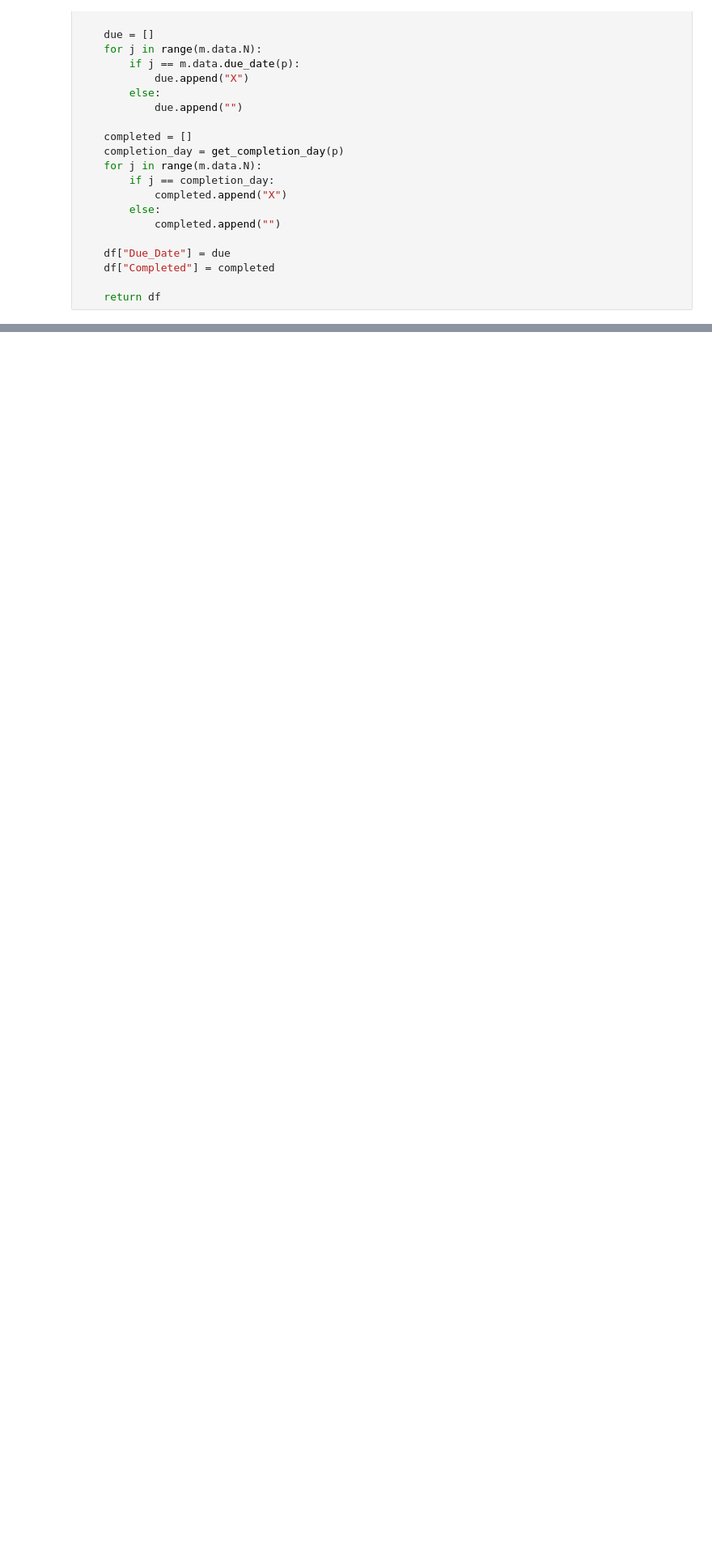
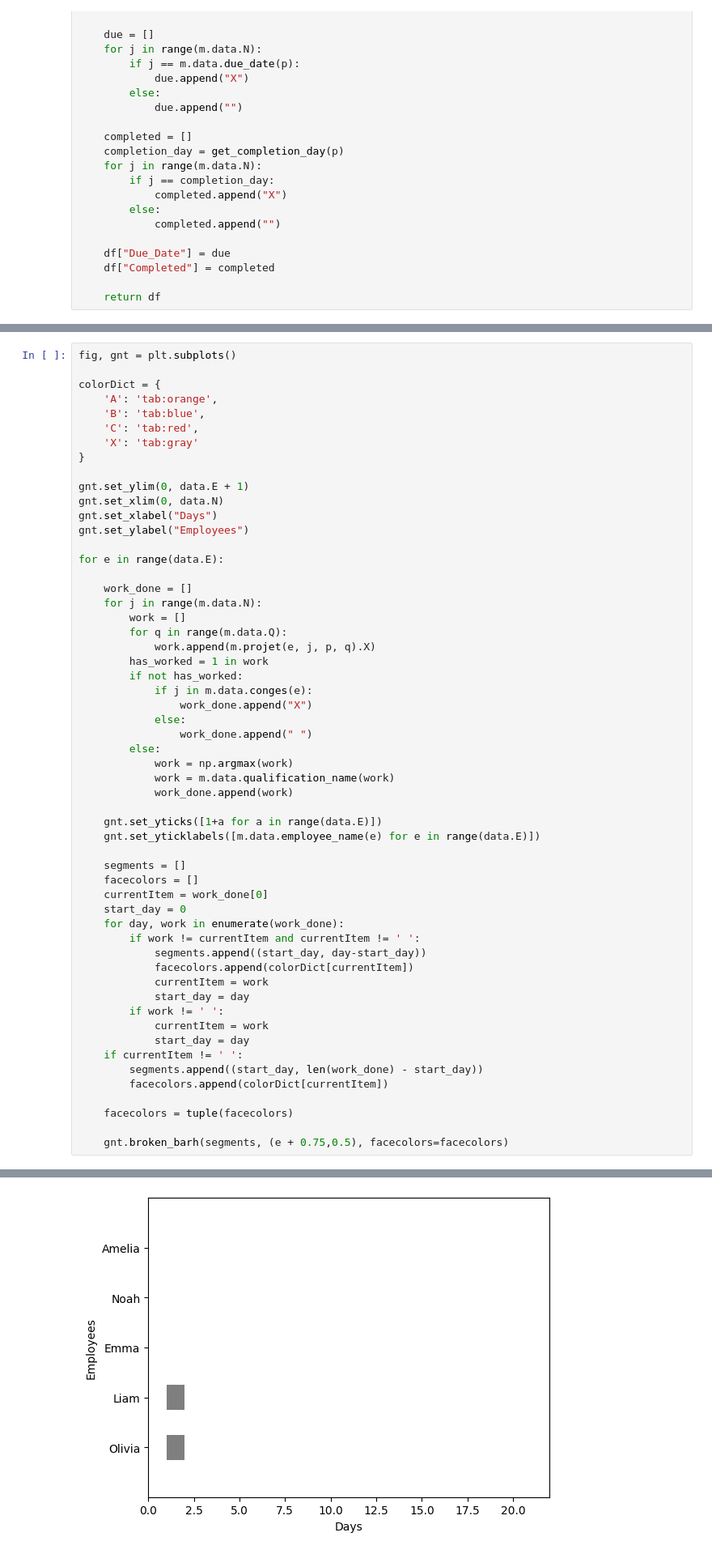
Before and after one commit to Seon82/projet_sdp, a Jupyter notebook: projet_sdp/test.ipynb, the cells around one changed output, grey strips where cells are left out. Shown at 81% size. Drawn from its saved outputs; the diff is of its cells as text; blank space fills up the shorter version.

```diff
--- a/projet_sdp/test.ipynb
+++ b/projet_sdp/test.ipynb
@@ -98,0 +161,57 @@ print(m.model.ObjVal)
+# %%
+fig, gnt = plt.subplots()
+
+colorDict = {
+    'A': 'tab:orange',
+    'B': 'tab:blue',
+    'C': 'tab:red',
+    'X': 'tab:gray'
+}
+
+gnt.set_ylim(0, data.E + 1)
+gnt.set_xlim(0, data.N)
+gnt.set_xlabel("Days")
+gnt.set_ylabel("Employees")
+
+for e in range(data.E):
+
+    work_done = []
+    for j in range(m.data.N):
+        work = []
+        for q in range(m.data.Q):
+            work.append(m.projet(e, j, p, q).X)
+        has_worked = 1 in work
+        if not has_worked:
+            if j in m.data.conges(e):
+                work_done.append("X")
+            else:
+                work_done.append(" ")
+        else:
+            work = np.argmax(work)
+            work = m.data.qualification_name(work)
+            work_done.append(work)
+
+    gnt.set_yticks([1+a for a in range(data.E)])
+    gnt.set_yticklabels([m.data.employee_name(e) for e in range(data.E)])
+
+    segments = []
+    facecolors = []
+    currentItem = work_done[0]
+    start_day = 0
+    for day, work in enumerate(work_done):
+        if work != currentItem and currentItem != ' ':
+            segments.append((start_day, day-start_day))
+            facecolors.append(colorDict[currentItem])
+            currentItem = work
+            start_day = day
+        if work != ' ':
+            currentItem = work
+            start_day = day
+    if currentItem != ' ':
+        segments.append((start_day, len(work_done) - start_day))
+        facecolors.append(colorDict[currentItem])
+
+    facecolors = tuple(facecolors)
+
+    gnt.broken_barh(segments, (e + 0.75,0.5), facecolors=facecolors)
+# %% [output]
@@ -98,0 +219 @@ print(m.model.ObjVal)
+[figure, added]
```
Also changed, not shown: parts of 10 cells of this notebook, 3 other files.
